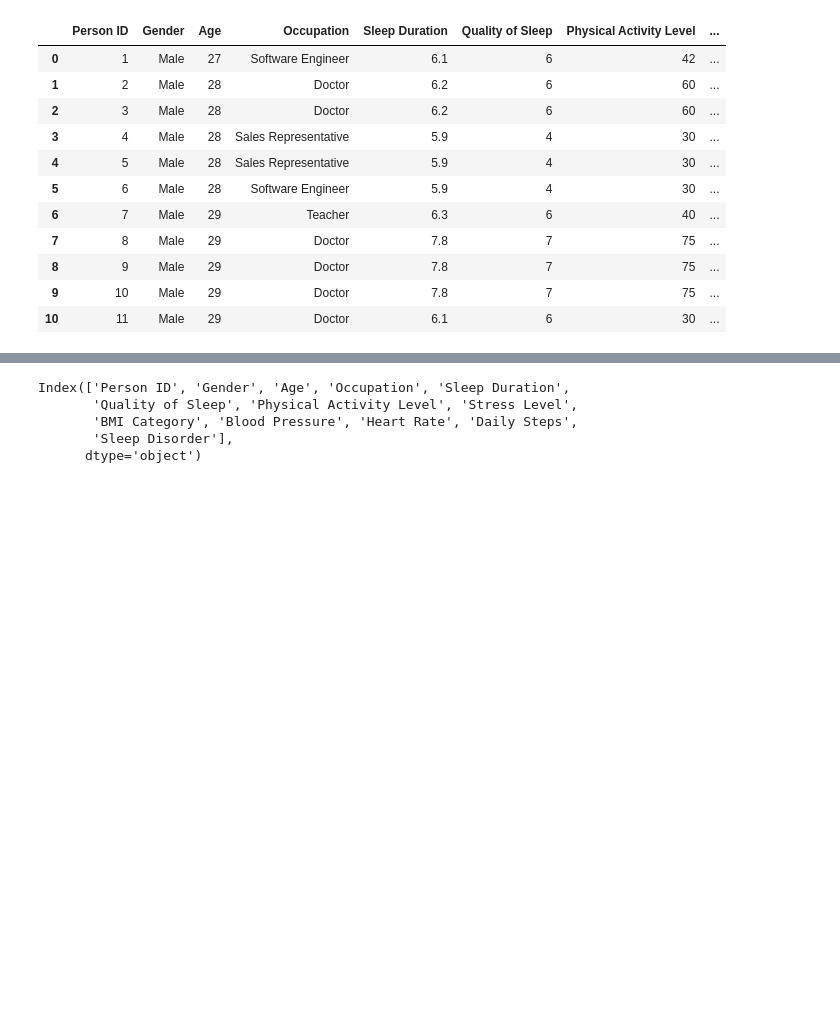
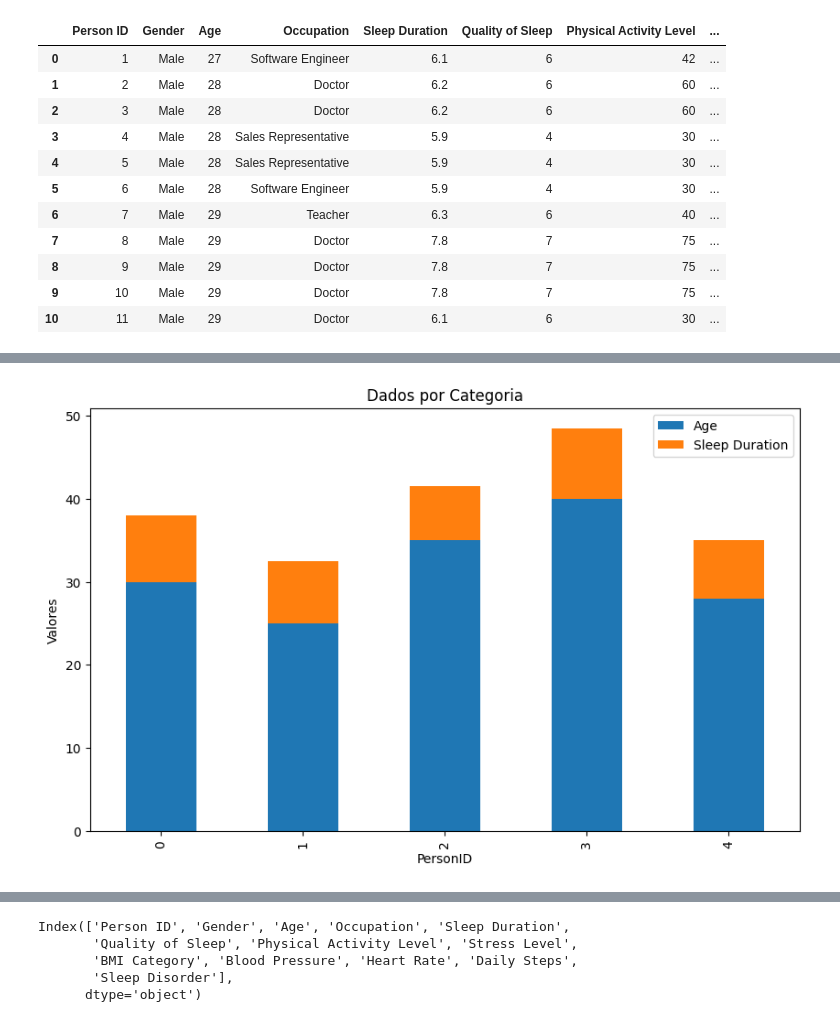
Before and after one commit to reprograma/on26-python-s13-projeto-guiado-II, a Jupyter notebook: exercicios/para-casa/projeto_guiado.ipynb, the cells around one changed output, grey strips where cells are left out. Drawn from its saved outputs; the diff is of its cells as text; code cells hidden in the pictures; blank space fills up the shorter version.

```diff
--- a/exercicios/para-casa/projeto_guiado.ipynb
+++ b/exercicios/para-casa/projeto_guiado.ipynb
@@ -102,0 +150,28 @@ df.head(11)
+# %%
+
+
+# Defina os dados da tabela como um dicionário
+data = {
+    "PersonID": [1, 2, 3, 4, 5],
+    "Gender": ["Masculino", "Feminino", "Masculino", "Feminino", "Masculino"],
+    "Age": [30, 25, 35, 40, 28],
+    "Occupation": ["Profissão 1", "Profissão 2", "Profissão 3", "Profissão 1", "Profissão 2"],
+    "Sleep Duration": [8.0, 7.5, 6.5, 8.5, 7.0],
+    "BMI Category": ["Saudável", "Sobrepeso", "Saudável", "Obeso", "Sobrepeso"],
+    "Sleep Disorder": ["Nenhum", "Apneia do sono", "Nenhum", "Insônia", "Nenhum"]
+}
+
+# Crie um DataFrame a partir do dicionário de dados
+df = pd.DataFrame(data)
+
+# Selecionar as colunas desejadas
+selected_data = df[["Age", "Gender", "Occupation", "Sleep Duration", "BMI Category", "Sleep Disorder"]]
+
+# Criar um gráfico de barras empilhadas
+selected_data.plot(kind="bar", stacked=True, figsize=(10, 6))
+plt.title("Dados por Categoria")
+plt.xlabel("PersonID")
+plt.ylabel("Valores")
+plt.show()
+# %% [output]
+[figure, added]
```
Also changed, not shown: parts of 11 cells of this notebook, 9 other files.
